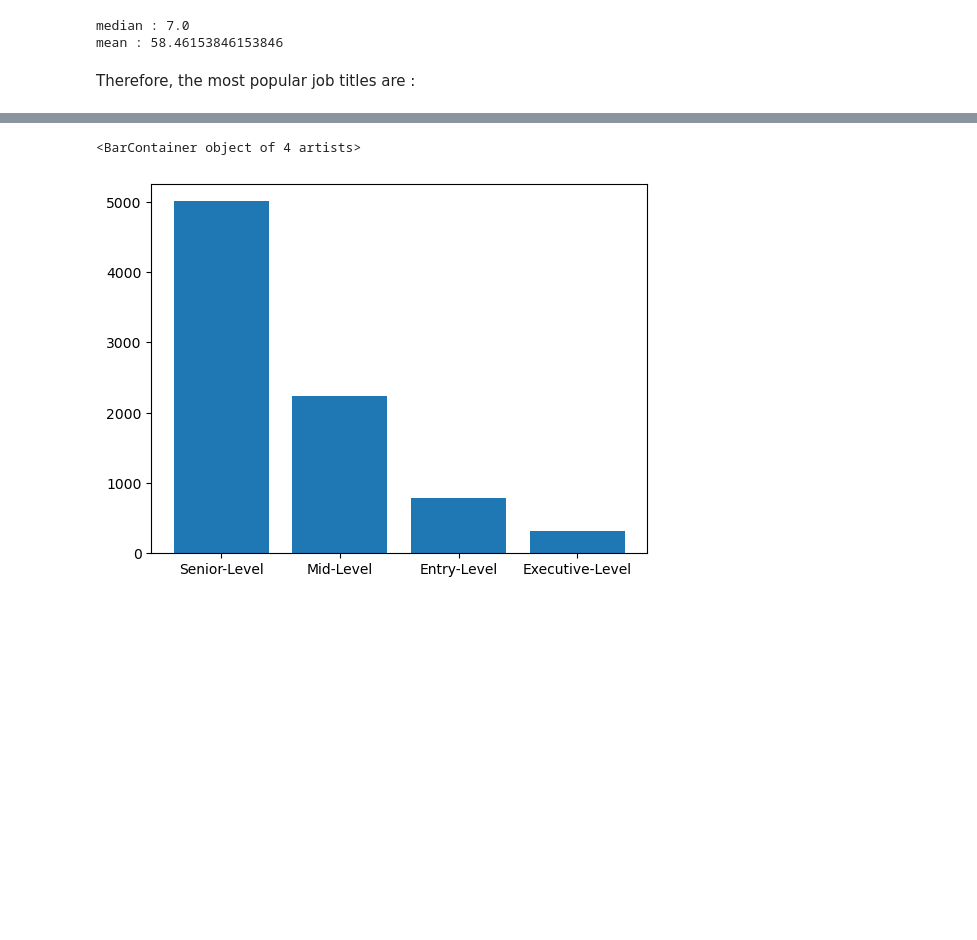
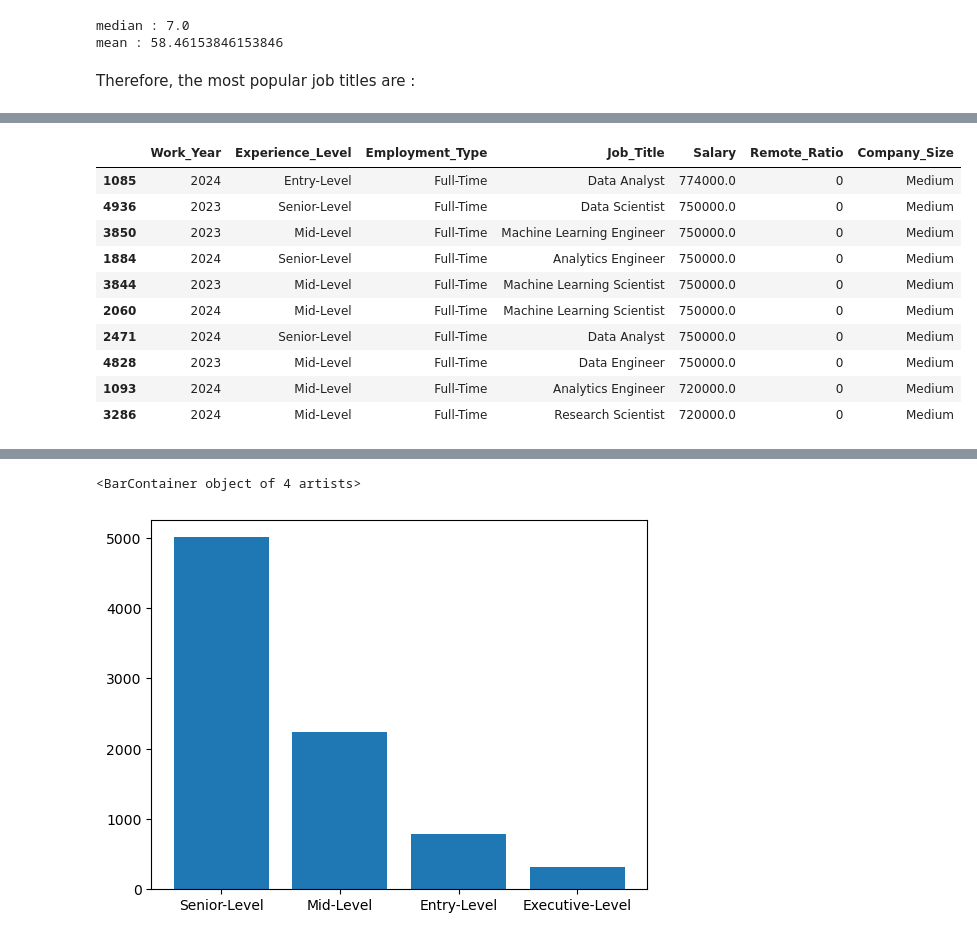
Before and after one commit to denezo/data-science-course, a Jupyter notebook: DS_CA2.ipynb, the cells around one changed output, grey strips where cells are left out. Cells and saved outputs as stored; diff of their text form; code cells hidden in the pictures; blank space fills up the shorter version.

```diff
--- a/DS_CA2.ipynb
+++ b/DS_CA2.ipynb
@@ -957,0 +965,14 @@ array(['AI Engineer', 'Machine Learning Engineer',
+# %%
+df_filter_job.sort_values(by = 'Salary', ascending=False).head(10)
+# %% [output]
+|  | Work_Year | Experience_Level | Employment_Type | Job_Title | Salary | Remote_Ratio | Company_Size |
+| 1085 | 2024 | Entry-Level | Full-Time | Data Analyst | 774000.0 | 0 | Medium |
+| 4936 | 2023 | Senior-Level | Full-Time | Data Scientist | 750000.0 | 0 | Medium |
+| 3850 | 2023 | Mid-Level | Full-Time | Machine Learning Engineer | 750000.0 | 0 | Medium |
+| 1884 | 2024 | Senior-Level | Full-Time | Analytics Engineer | 750000.0 | 0 | Medium |
+| 3844 | 2023 | Mid-Level | Full-Time | Machine Learning Scientist | 750000.0 | 0 | Medium |
+| 2060 | 2024 | Mid-Level | Full-Time | Machine Learning Scientist | 750000.0 | 0 | Medium |
+| 2471 | 2024 | Senior-Level | Full-Time | Data Analyst | 750000.0 | 0 | Medium |
+| 4828 | 2023 | Mid-Level | Full-Time | Data Engineer | 750000.0 | 0 | Medium |
+| 1093 | 2024 | Mid-Level | Full-Time | Analytics Engineer | 720000.0 | 0 | Medium |
+| 3286 | 2024 | Mid-Level | Full-Time | Research Scientist | 720000.0 | 0 | Medium |
```
Also changed, not shown: parts of 15 cells of this notebook.
